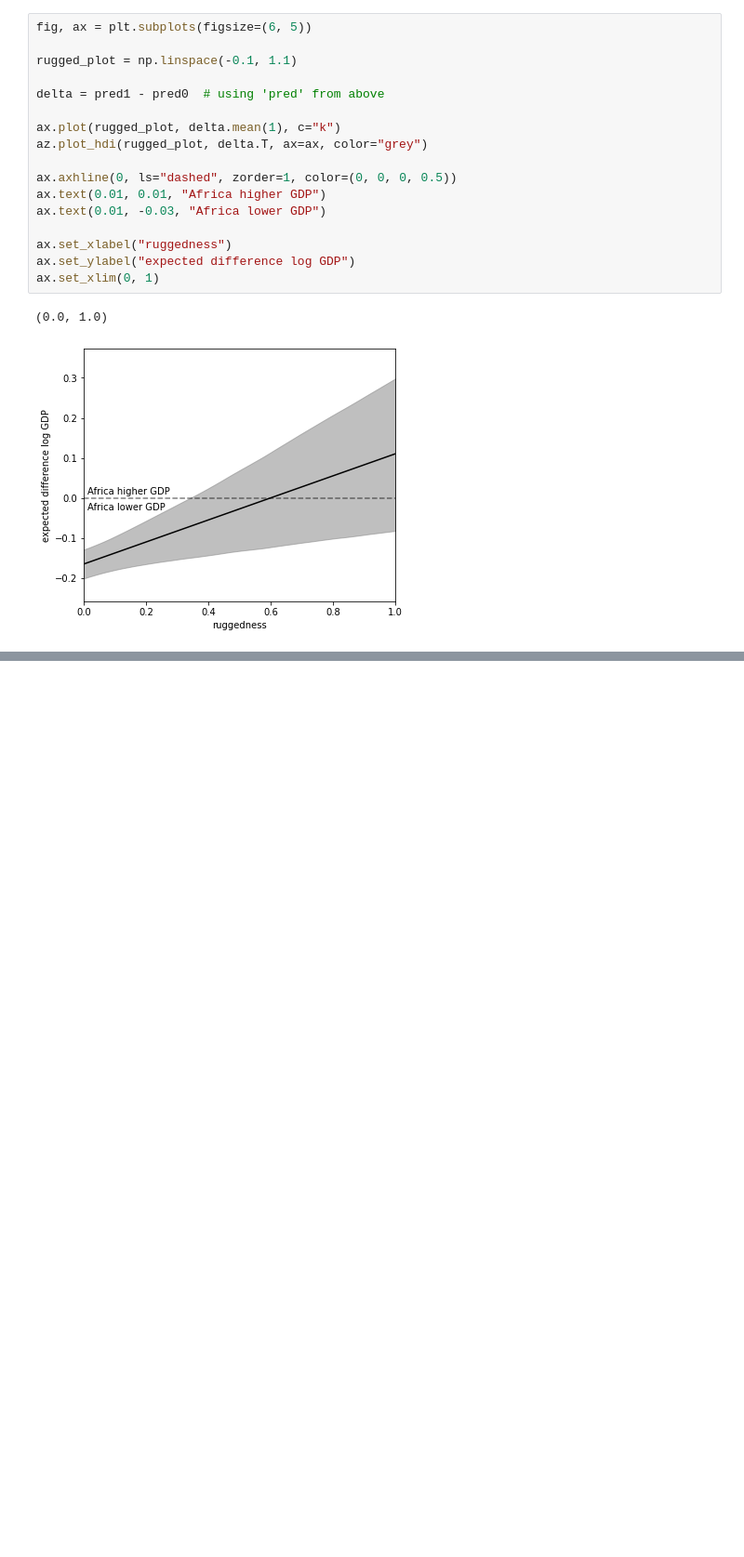
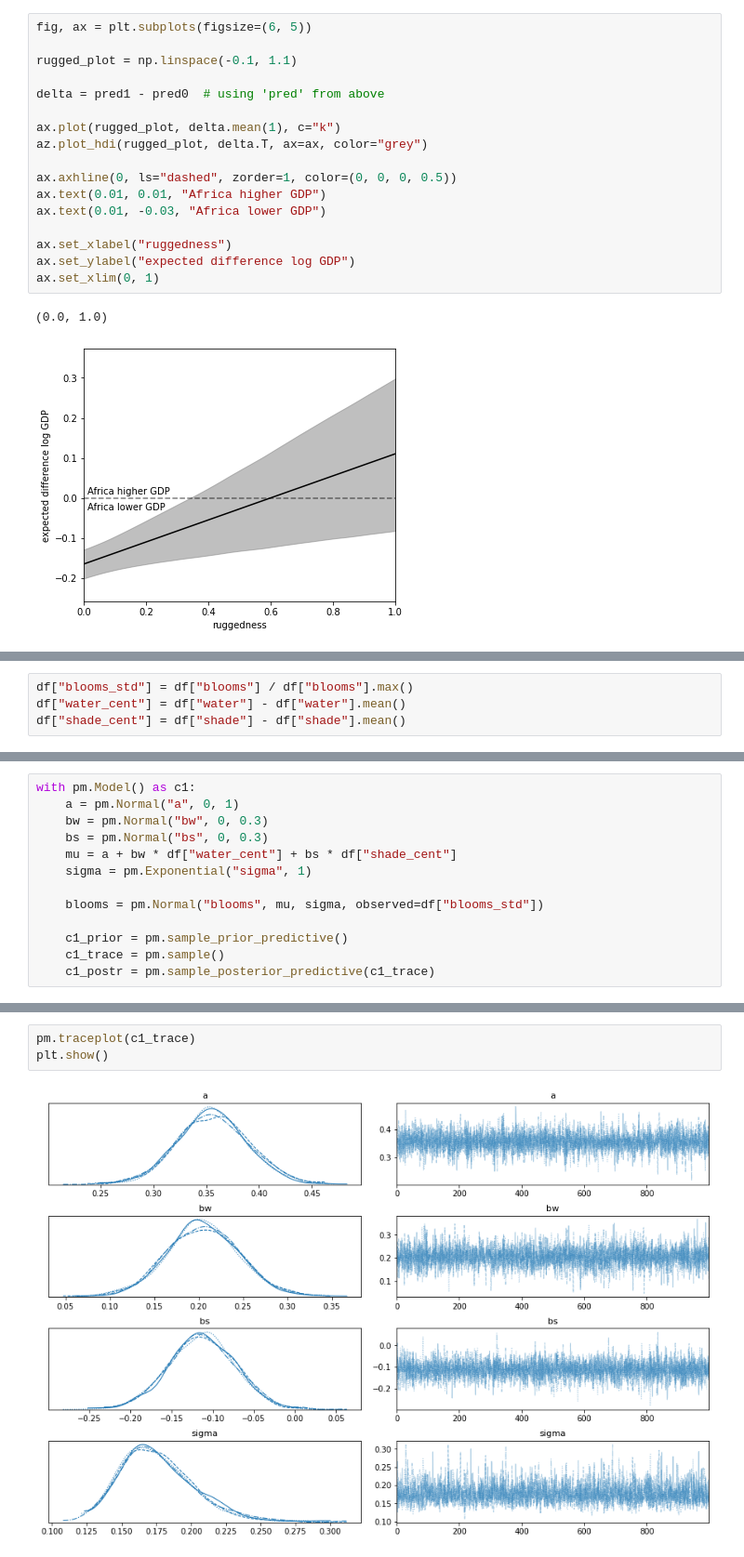
Before and after one commit to danhphan/bayesian-inferences, a Jupyter notebook: _00_rethink_stats_week5_course.ipynb, the cells around one changed output, grey strips where cells are left out. Shown at 93% size. Cells and saved outputs as stored; diff of their text form; blank space fills up the shorter version.

```diff
--- a/_00_rethink_stats_week5_course.ipynb
+++ b/_00_rethink_stats_week5_course.ipynb
@@ -276,0 +272,4 @@ ax.set_xlim(0, 1)
+# %%
+df["blooms_std"] = df["blooms"] / df["blooms"].max()
+df["water_cent"] = df["water"] - df["water"].mean()
+df["shade_cent"] = df["shade"] - df["shade"].mean()
@@ -276,0 +278,13 @@ ax.set_xlim(0, 1)
+# %%
+with pm.Model() as c1:
+    a = pm.Normal("a", 0, 1)
+    bw = pm.Normal("bw", 0, 0.3)
+    bs = pm.Normal("bs", 0, 0.3)
+    mu = a + bw * df["water_cent"] + bs * df["shade_cent"]
+    sigma = pm.Exponential("sigma", 1)
+
+    blooms = pm.Normal("blooms", mu, sigma, observed=df["blooms_std"])
+
+    c1_prior = pm.sample_prior_predictive()
+    c1_trace = pm.sample()
+    c1_postr = pm.sample_posterior_predictive(c1_trace)
@@ -276,0 +307,5 @@ ax.set_xlim(0, 1)
+# %%
+pm.traceplot(c1_trace)
+plt.show()
+# %% [output]
+[figure, added]
```
Also changed, not shown: parts of 15 cells of this notebook.
